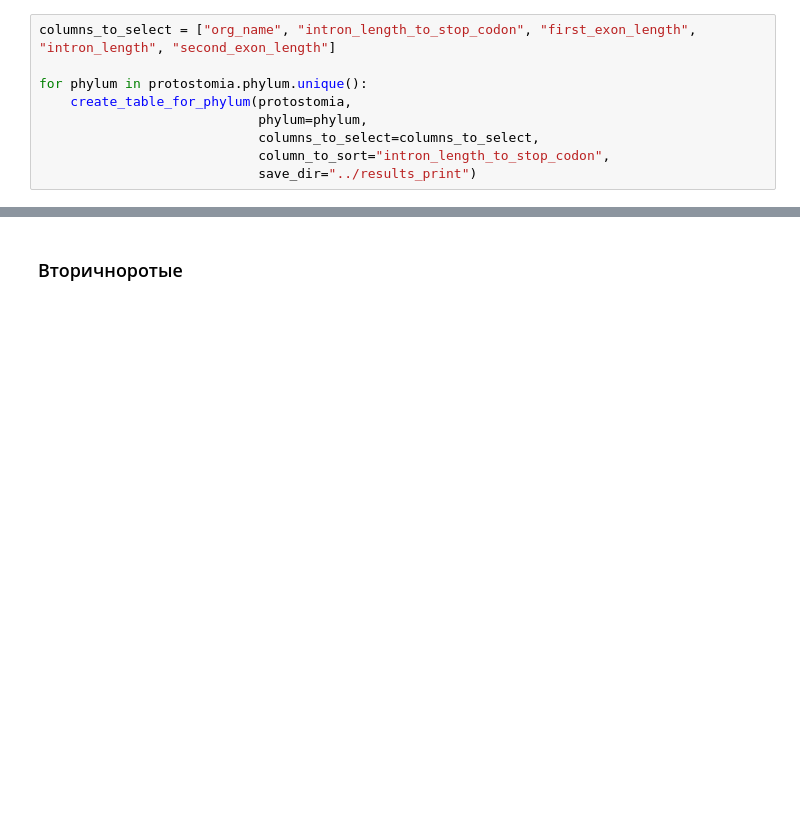
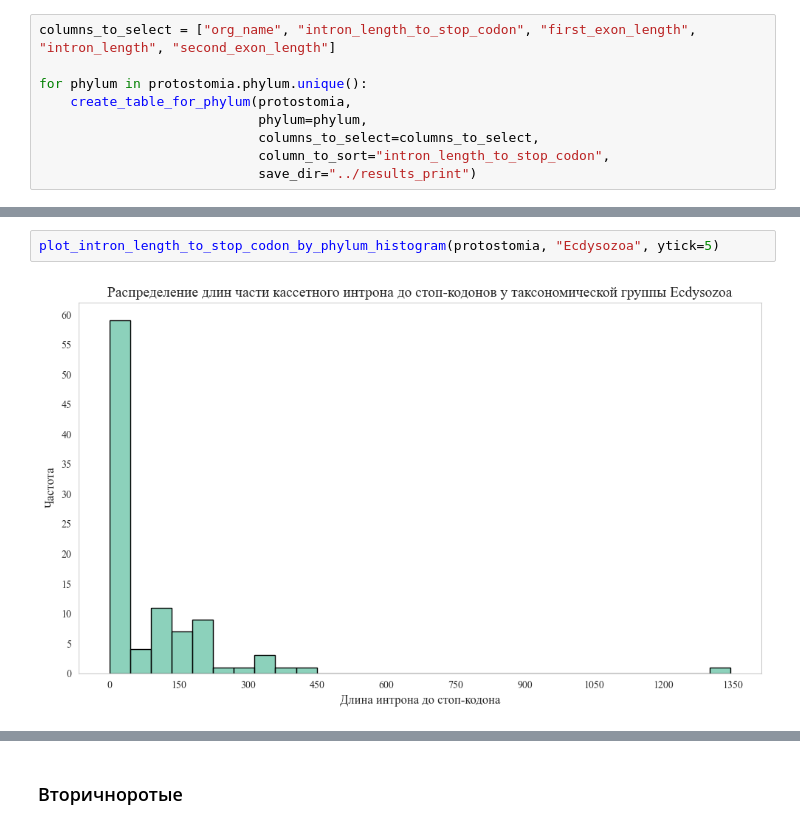
Before and after one commit to ArtemVaska/Diploma, a Jupyter notebook: Scripts/results_summary_upd.ipynb, the cells around one changed output, grey strips where cells are left out. Drawn from its saved outputs; the diff is of its cells as text; blank space fills up the shorter version.

```diff
--- a/Scripts/results_summary_upd.ipynb
+++ b/Scripts/results_summary_upd.ipynb
@@ -109,0 +191,4 @@ for phylum in protostomia.phylum.unique():
+# %%
+plot_intron_length_to_stop_codon_by_phylum_histogram(protostomia, "Ecdysozoa", ytick=5)
+# %% [output]
+[figure, added]
```
Also changed, not shown: parts of 20 cells of this notebook, 1 other file.
